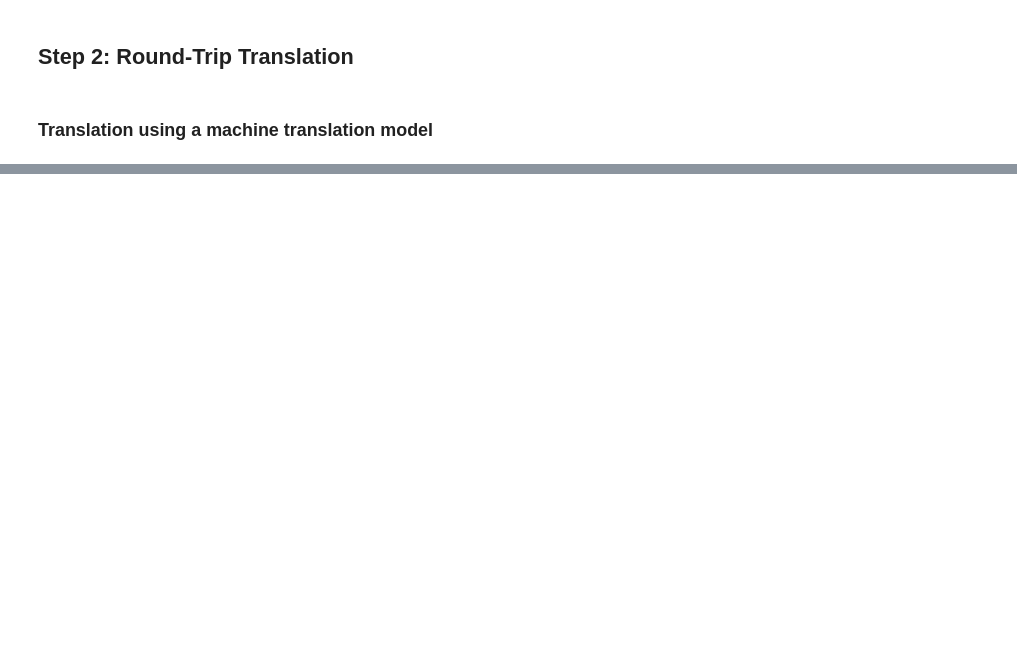
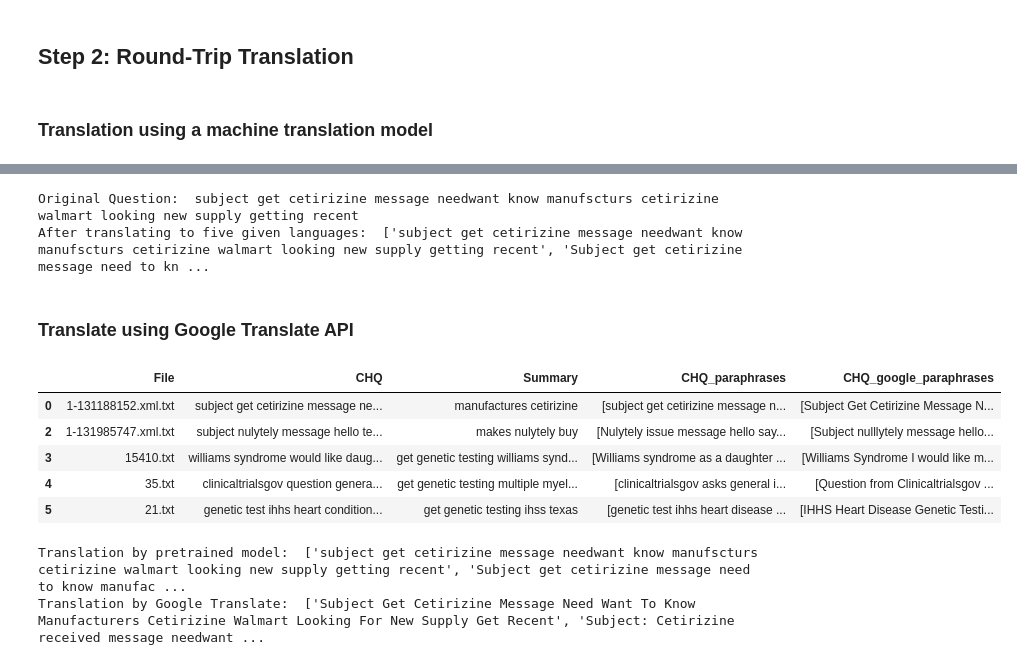
Before and after one commit to Bardiarms/Information_Retrieval_in_Healthcare, a Jupyter notebook: Project.ipynb, the cells around one changed output, grey strips where cells are left out. Drawn from its saved outputs; the diff is of its cells as text; code cells hidden in the pictures; blank space fills up the shorter version.

Commit message:
Added RTT by pretrained MarianMT model and RTT by Google Translate API.

```diff
--- a/Project.ipynb
+++ b/Project.ipynb
@@ -93,0 +106,8 @@ df.head()
+# %%
+# Function to Translate to Pivot Languages and Back
+def translate(text: list, model: MarianMTModel, tokenizer: MarianTokenizer)-> str:
+
+    tokens = tokenizer(text, return_tensors="pt", padding=True, truncation=True)
+    translated = model.generate(**tokens)
+
+    return tokenizer.decode(translated[0], skip_special_tokens=True)
@@ -93,0 +122,24 @@ df.head()
+# %%
+rtt_questions = []
+languages = ['es', 'de', 'it', 'zh', 'fr']
+
+counter = 1
+for question in df['CHQ']:
+
+    print(f"Processing question {counter}...")
+    counter += 1
+    paraphrases = []
+    for lang in languages:
+
+        # Load models for each pivot language dynamically
+        forward_model, forward_tokenizer = load_translation_model("en", lang)
+        backward_model, backward_tokenizer = load_translation_model(lang, "en")
+
+        # Forward and backward translation
+        translated_text = translate(question, forward_model, forward_tokenizer)
+        round_trip_text = translate(translated_text, backward_model, backward_tokenizer)
+
+        paraphrases.append(round_trip_text)
+    rtt_questions.append(paraphrases)
+
+df['CHQ_paraphrases'] = rtt_questions
@@ -93,0 +164,8 @@ df.head()
+# %%
+print("Original Question: ",df.CHQ[0])
+print("After translating to five given languages: ",df.CHQ_paraphrases[0])
+# %% [output]
+Original Question:  subject get cetirizine message needwant know manufscturs cetirizine walmart looking new supply getting recent
+After translating to five given languages:  ['subject get cetirizine message needwant know manufscturs cetirizine walmart looking new supply getting recent', 'Subject get cetirizine message need to kn ...
+# %% [markdown]
+### Translate using Google Translate API
@@ -93,0 +174,25 @@ df.head()
+# %%
+def google(question, pivot_language):
+
+    translated = GoogleTranslator(source='en', target=pivot_language).translate(question)
+    back_translated = GoogleTranslator(source=pivot_language, target='en').translate(translated)
+    return back_translated
+
+google_languages = ['es', 'de', 'it', 'zh-CN', 'fr']
+
+df['CHQ_google_paraphrases'] = df['CHQ'].apply(lambda x: [google(x, lang) for lang in google_languages])
+# %%
+df.head()
+# %% [output]
+|  | File | CHQ | Summary | CHQ_paraphrases | CHQ_google_paraphrases |
+| 0 | 1-131188152.xml.txt | subject get cetirizine message ne... | manufactures cetirizine | [subject get cetirizine message n... | [Subject Get Cetirizine Message N... |
+| 2 | 1-131985747.xml.txt | subject nulytely message hello te... | makes nulytely buy | [Nulytely issue message hello say... | [Subject nulllytely message hello... |
+| 3 | 15410.txt | williams syndrome would like daug... | get genetic testing williams synd... | [Williams syndrome as a daughter ... | [Williams Syndrome I would like m... |
+| 4 | 35.txt | clinicaltrialsgov question genera... | get genetic testing multiple myel... | [clinicaltrialsgov asks general i... | [Question from Clinicaltrialsgov ... |
+| 5 | 21.txt | genetic test ihhs heart condition... | get genetic testing ihss texas | [genetic test ihhs heart disease ... | [IHHS Heart Disease Genetic Testi... |
+# %%
+print("Translation by pretrained model: ",df.CHQ_paraphrases[0])
+print("Translation by Google Translate: ",df.CHQ_google_paraphrases[0])
+# %% [output]
+Translation by pretrained model:  ['subject get cetirizine message needwant know manufscturs cetirizine walmart looking new supply getting recent', 'Subject get cetirizine message need to know manufac ...
+Translation by Google Translate:  ['Subject Get Cetirizine Message Need Want To Know Manufacturers Cetirizine Walmart Looking For New Supply Get Recent', 'Subject: Cetirizine received message needwant ...
```
Also changed, not shown: parts of 8 cells of this notebook.
